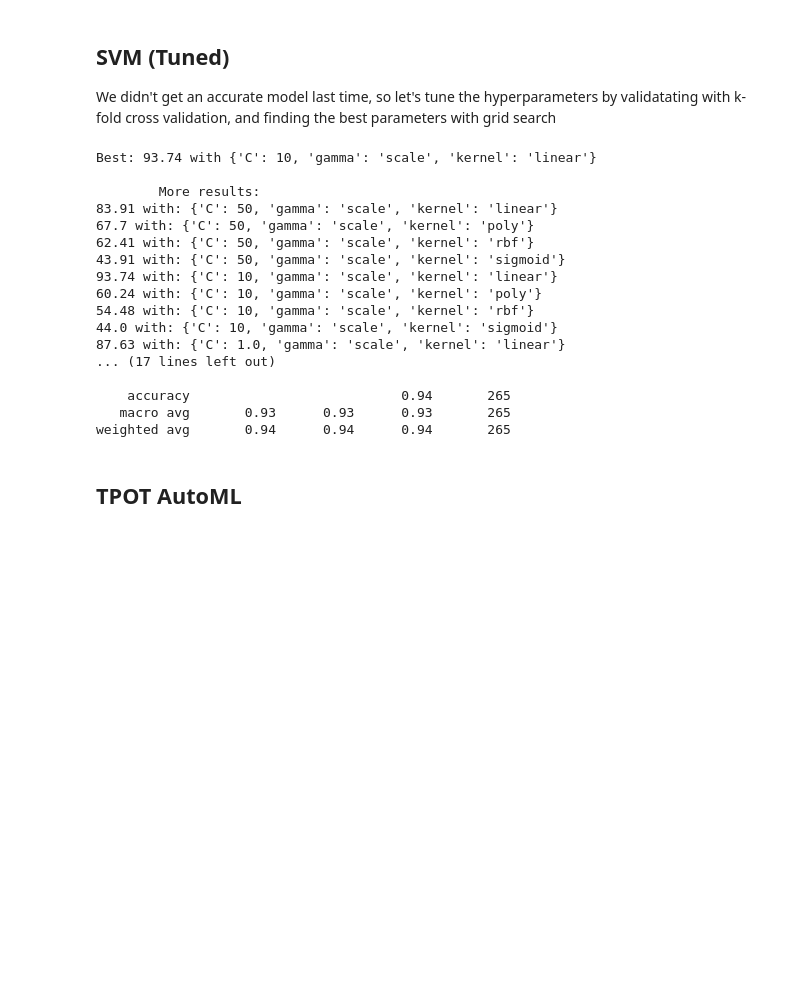
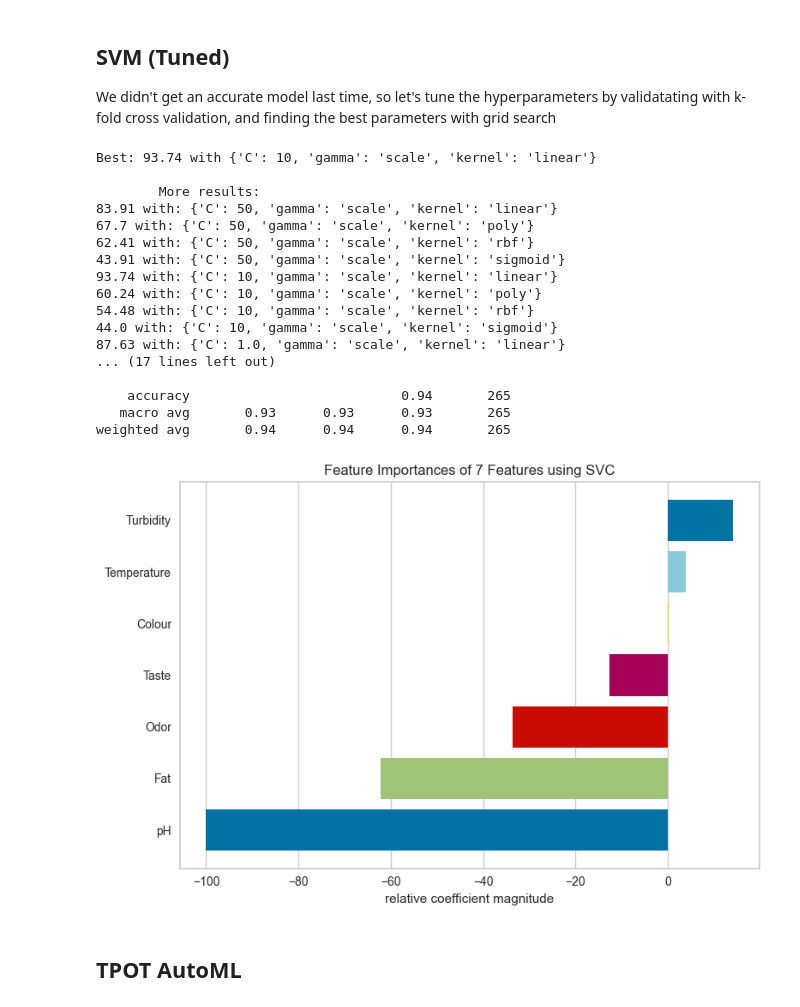
Before and after one commit to ManvithGayam/cs451-milk-quality, a Jupyter notebook: notebook.ipynb, the cells around one changed output. Saved outputs shown, nothing was run; the diff lists cells and outputs as text; code cells hidden in the pictures; blank space fills up the shorter version.

```diff
--- a/notebook.ipynb
+++ b/notebook.ipynb
@@ -380,33 +399,40 @@ for mean, param in zip(means, params):
 
 model_tuned = SVC(random_state=40, probability=True, C=grid_result.best_params_["C"], gamma=grid_result.best_params_["gamma"], kernel=grid_result.best_params_["kernel"])
 X_train, X_test, y_train, y_test = train_test_split(X,y, test_size=0.25, random_state=40)
 model_tuned.fit(X_train, y_train)
 preds = model_tuned.predict(X_test)
 
 print(f'Accuracy is {round(100 * accuracy_score(y_test, preds), 2)}%')
 print(classification_report(y_test, preds))
 
+import yellowbrick
+from yellowbrick.model_selection import FeatureImportances
+fi = FeatureImportances(model_tuned)
+fi.fit(X, y)
+fi.show()
+
 import joblib
 with open('./models/tuned_svm.joblib', 'wb') as f:
     joblib.dump(model_tuned,f)
 # %% [output]
 Best: 93.74 with {'C': 10, 'gamma': 'scale', 'kernel': 'linear'}
 
         More results:
 83.91 with: {'C': 50, 'gamma': 'scale', 'kernel': 'linear'}
 67.7 with: {'C': 50, 'gamma': 'scale', 'kernel': 'poly'}
 62.41 with: {'C': 50, 'gamma': 'scale', 'kernel': 'rbf'}
 43.91 with: {'C': 50, 'gamma': 'scale', 'kernel': 'sigmoid'}
 93.74 with: {'C': 10, 'gamma': 'scale', 'kernel': 'linear'}
 60.24 with: {'C': 10, 'gamma': 'scale', 'kernel': 'poly'}
 54.48 with: {'C': 10, 'gamma': 'scale', 'kernel': 'rbf'}
 44.0 with: {'C': 10, 'gamma': 'scale', 'kernel': 'sigmoid'}
 87.63 with: {'C': 1.0, 'gamma': 'scale', 'kernel': 'linear'}
 ... (17 lines left out)
 
     accuracy                           0.94       265
    macro avg       0.93      0.93      0.93       265
 weighted avg       0.94      0.94      0.94       265
+[figure, added]
 # %% [markdown]
 ## TPOT AutoML
 # %%
```
Also changed, not shown: parts of 6 cells of this notebook.
